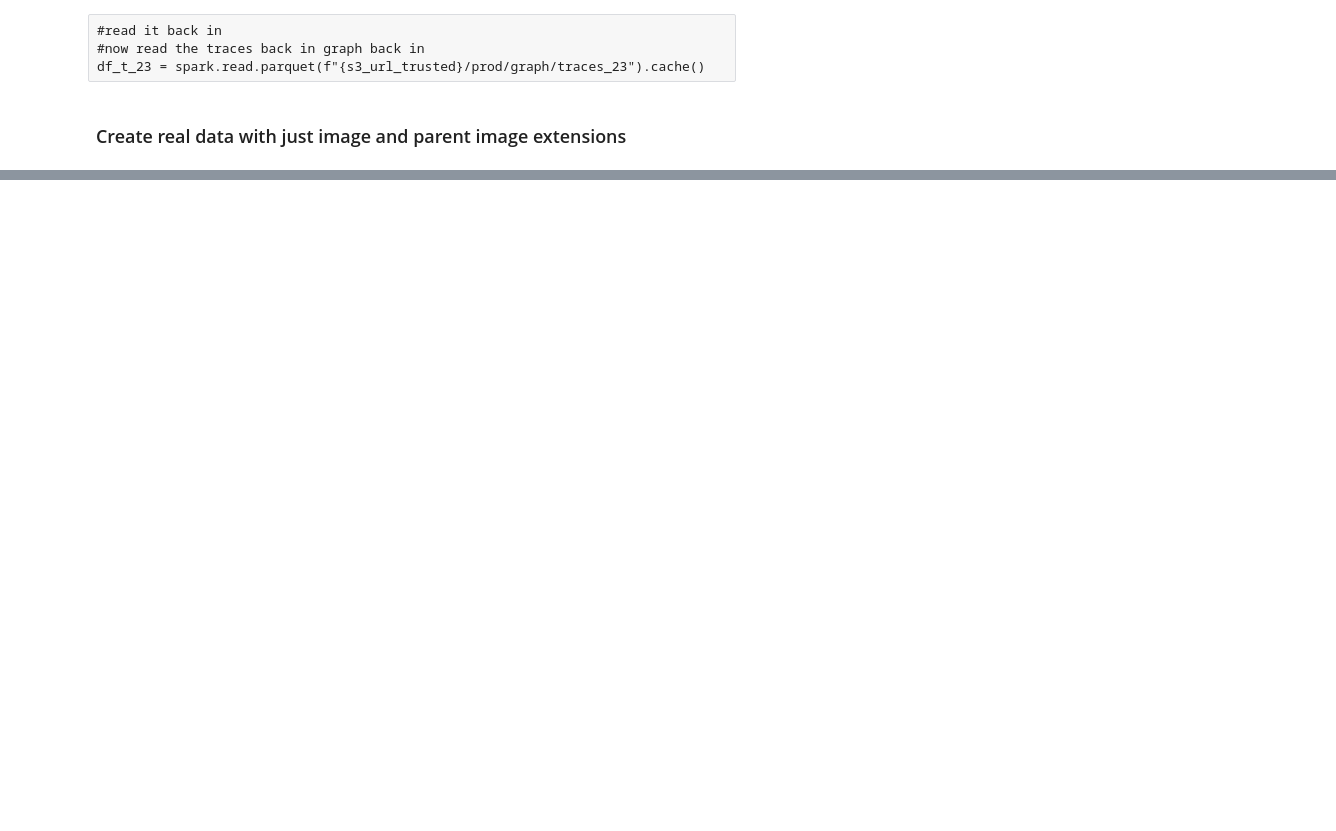
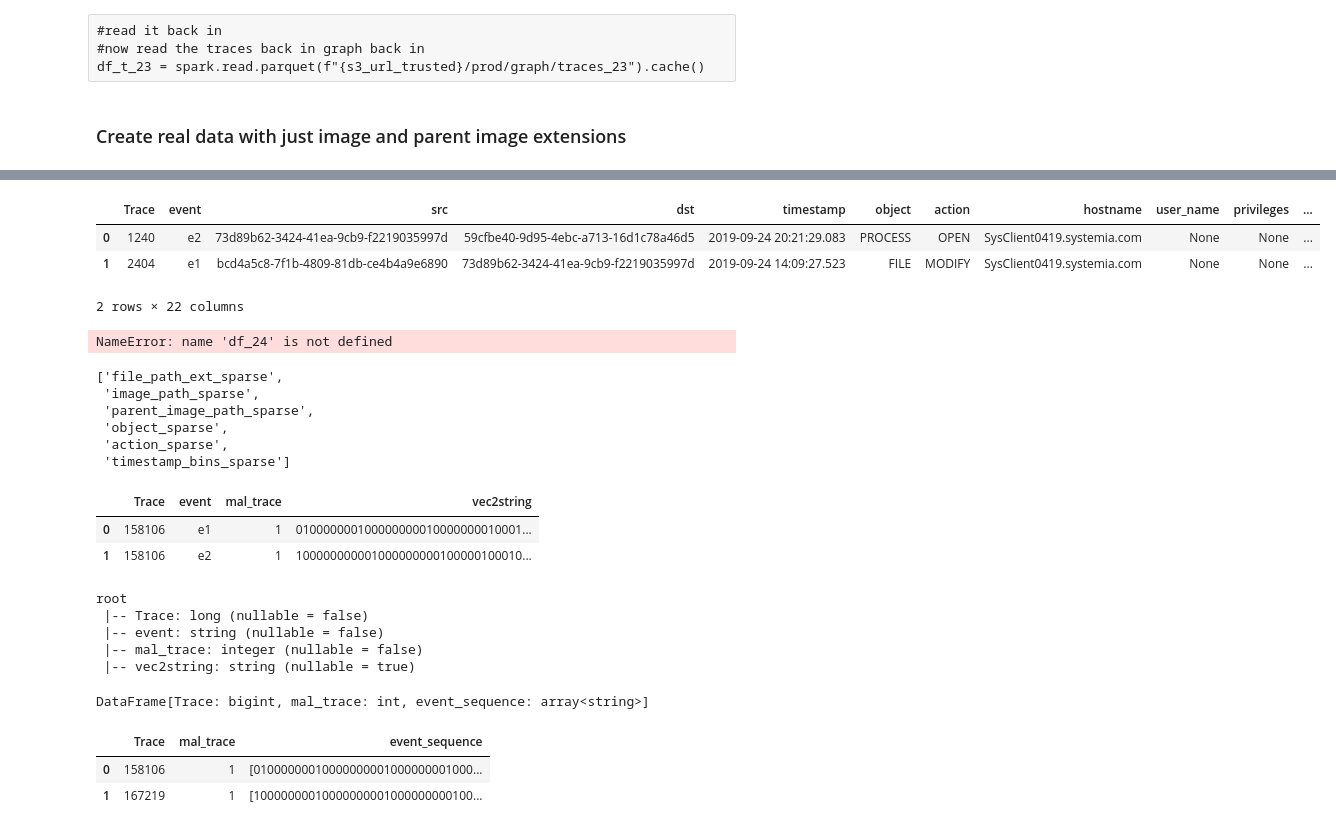
Before and after one commit to MBrend15/Public_Project_Repo, a Jupyter notebook: data_prepare_2.ipynb, the cells around one changed output, grey strips where cells are left out. Cells and saved outputs as stored; diff of their text form; code cells hidden in the pictures; blank space fills up the shorter version.

```diff
--- a/data_prepare_2.ipynb
+++ b/data_prepare_2.ipynb
@@ -1004,0 +755,22 @@ df_23_enc_6,dict_mapping_23_6 = trace_encode(df_23, 6,
+# %%
+#now down sample benign events
+#first extract those events
+df_24_b = df_24.filter(col('mal_trace')==0)
+# %%
+#now filter on trace number
+df_24_b = df_24_b.filter((col('Trace') <= 8235205) &
+                         (col('Trace') > 24705615))
+# %%
+#rejoin benign and malicious traces
+df_24 = df_24_b.union(df_24_m).cache()
+# %%
+dict_mapping = {}
+list_sparse = []
+df_24, dict_mapping, list_sparse = oneHotCol(df_24,'file_path_ext', dict_mapping, list_sparse)
+# %%
+df_24.limit(2).toPandas()
+# %% [output]
+|  | Trace | event | src | dst | timestamp | object | action | hostname | user_name | privileges | ... |
+| 0 | 1240 | e2 | 73d89b62-3424-41ea-9cb9-f2219035997d | 59cfbe40-9d95-4ebc-a713-16d1c78a46d5 | 2019-09-24 20:21:29.083 | PROCESS | OPEN | SysClient0419.systemia.com | None | None | ... |
+| 1 | 2404 | e1 | bcd4a5c8-7f1b-4809-81db-ce4b4a9e6890 | 73d89b62-3424-41ea-9cb9-f2219035997d | 2019-09-24 14:09:27.523 | FILE | MODIFY | SysClient0419.systemia.com | None | None | ... |
+2 rows × 22 columns
@@ -1004,0 +780,4 @@ df_23_enc_6,dict_mapping_23_6 = trace_encode(df_23, 6,
+# %%
+df_24.limit(2).toPandas()
+# %% [output]
+NameError: name 'df_24' is not defined
@@ -1004,0 +799,9 @@ df_23_enc_6,dict_mapping_23_6 = trace_encode(df_23, 6,
+# %%
+list_sparse
+# %% [output]
+['file_path_ext_sparse',
+ 'image_path_sparse',
+ 'parent_image_path_sparse',
+ 'object_sparse',
+ 'action_sparse',
+ 'timestamp_bins_sparse']
@@ -1004,0 +812,14 @@ df_23_enc_6,dict_mapping_23_6 = trace_encode(df_23, 6,
+# %%
+df_24.limit(2).toPandas()
+# %% [output]
+|  | Trace | event | mal_trace | vec2string |
+| 0 | 158106 | e1 | 1 | 010000000100000000010000000010001... |
+| 1 | 158106 | e2 | 1 | 100000000001000000000100000100010... |
+# %%
+df_24.printSchema
+# %% [output]
+root
+ |-- Trace: long (nullable = false)
+ |-- event: string (nullable = false)
+ |-- mal_trace: integer (nullable = false)
+ |-- vec2string: string (nullable = true)
@@ -1004,0 +839,23 @@ df_23_enc_6,dict_mapping_23_6 = trace_encode(df_23, 6,
+# %%
+#first pivot aka transpose and keep all events
+df_24_1 = df_24_1.groupBy('Trace').pivot('event')\
+.agg(first('mal_trace'),first('vec2string')).cache()
+#then consolidate the columns into a single event sequence
+df_24_1 = df_24_1.select('Trace',col('e1_first(mal_trace)').alias('mal_trace'),
+                          array('e1_first(vec2string)', 'e2_first(vec2string)',
+                   'e3_first(vec2string)').alias('event_sequence')).cache()
+
+#first pivot aka transpose and keep all events
+df_24_2 = df_24_2.groupBy('Trace').pivot('event')\
+.agg(first('mal_trace'),first('vec2string')).cache()
+#then consolidate the columns into a single event sequence
+df_24_2 = df_24_2.select('Trace',col('e1_first(mal_trace)').alias('mal_trace'),
+                          array('e1_first(vec2string)', 'e2_first(vec2string)',
+                   'e3_first(vec2string)').alias('event_sequence')).cache()
+
+df_24 = df_24_1.union(df_24_2)
+
+df_24_1.unpersist()
+df_24_2.unpersist()
+# %% [output]
+DataFrame[Trace: bigint, mal_trace: int, event_sequence: array<string>]
@@ -1004,0 +864,6 @@ df_23_enc_6,dict_mapping_23_6 = trace_encode(df_23, 6,
+# %%
+df_24.limit(2).toPandas()
+# %% [output]
+|  | Trace | mal_trace | event_sequence |
+| 0 | 158106 | 1 | [01000000010000000001000000001000... |
+| 1 | 167219 | 1 | [10000000010000000001000000000100... |
```
Also changed, not shown: parts of 118 cells of this notebook, 4 other files.
